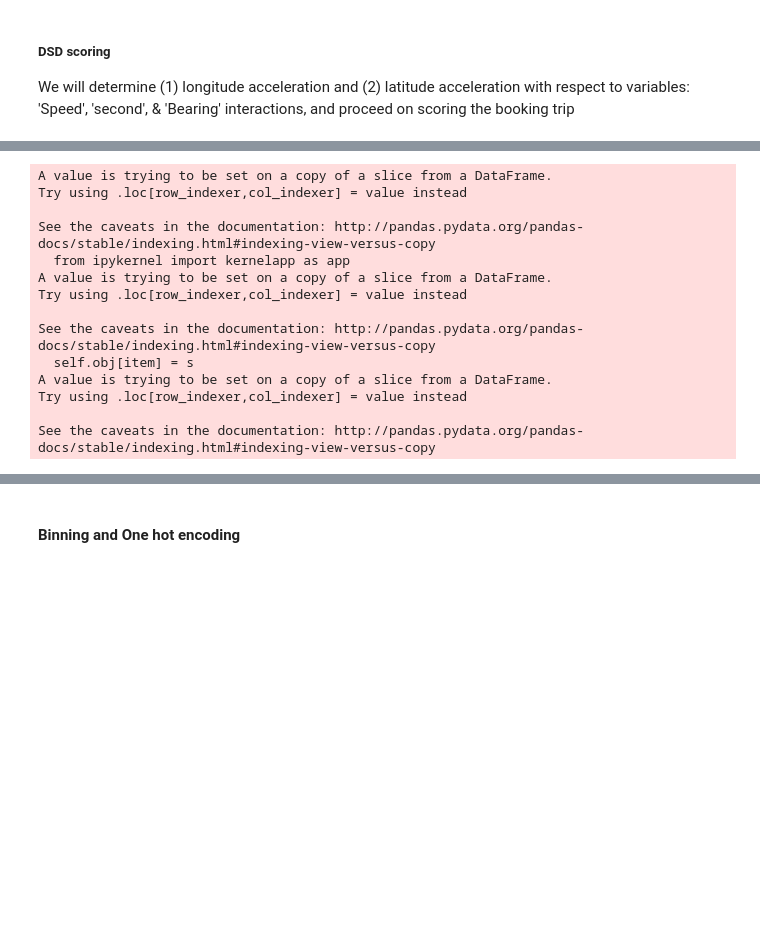
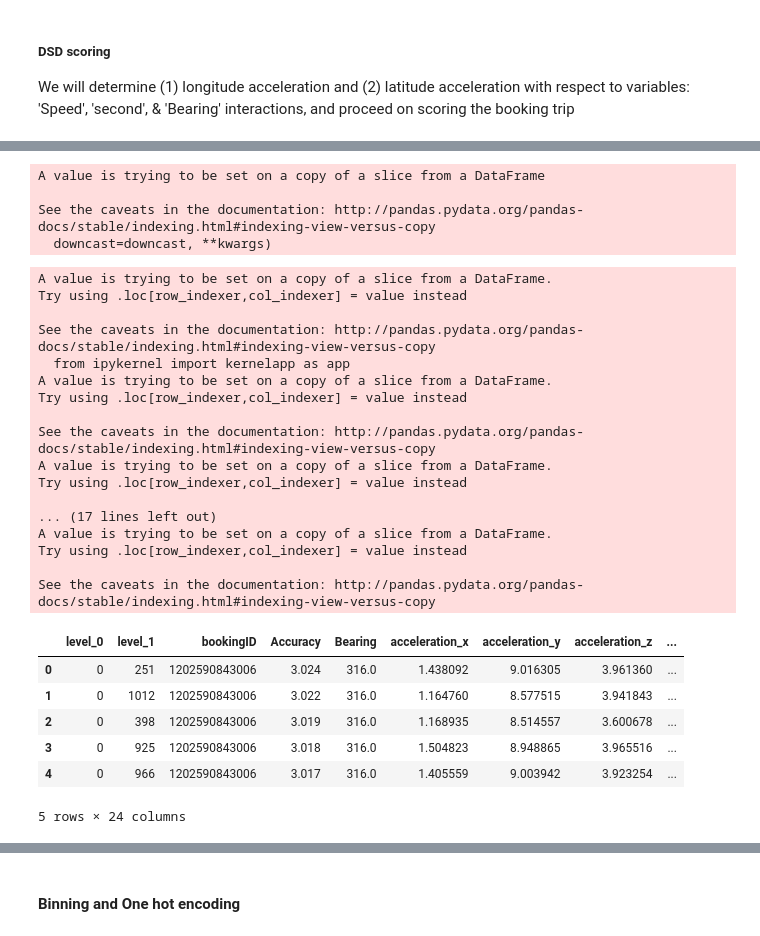
Before and after one commit to goodguynic/ai4sea, a Jupyter notebook: ai4sea_nb_ watson.ipynb, the cells around one changed output, grey strips where cells are left out. Saved outputs shown, nothing was run; the diff lists cells and outputs as text; code cells hidden in the pictures; blank space fills up the shorter version.

```diff
--- a/ai4sea_nb_ watson.ipynb
+++ b/ai4sea_nb_ watson.ipynb
@@ -73,8 +73,8 @@ df_fin = df_data.groupby(by = ['label', 'bookingID'], as_index = False, sort = F
 # %%
 df_fin.reset_index(inplace = True)
 # %%
-included = ['bookingID','Accuracy','Bearing','second','Speed','label']
-df_fin.drop(labels = df_fin.columns.difference(included), axis = 'columns' ,inplace = True)
+#included = ['bookingID','Accuracy','Bearing','second','Speed', 'acceleration_x', 'acceleration_y', 'acceleration_z', 'gyro_x', 'gyro_y', 'gyro_z', 'label']
+#df_fin.drop(labels = df_fin.columns.difference(included), axis = 'columns' ,inplace = True)
 # %%
 #df_fin.head(3)
 # %%
@@ -142,6 +146,10 @@ df_fin_nsafe['acceleration_long'] = np.nan
 df_fin_nsafe.loc[:,'acceleration_long'] = getdelta(df_fin_nsafe.loc[:,:], 'Speed')/df_fin_nsafe.loc[:,'delta_second']
 df_fin_nsafe['acceleration_lat'] = np.nan
 df_fin_nsafe.loc[:,'acceleration_lat'] = (df_fin_nsafe.loc[:,'Speed']**2)/((180*df_fin_nsafe.loc[:,'Speed'])/(np.pi*df_fin_nsafe.loc[:,'delta_bearing']))
+df_fin_nsafe['accelerometer'] = np.nan
+df_fin_nsafe.loc[:,'accelerometer'] = np.sqrt((df_fin_nsafe.loc[:, 'acceleration_x']**2)+(df_fin_nsafe.loc[:, 'acceleration_y']**2)+(df_fin_nsafe.loc[:, 'acceleration_z']**2))
+df_fin_nsafe['gyroscope'] = np.nan
+df_fin_nsafe.loc[:,'gyroscope'] = np.sqrt((df_fin_nsafe.loc[:, 'gyro_x']**2)+(df_fin_nsafe.loc[:, 'gyro_y']**2)+(df_fin_nsafe.loc[:, 'gyro_z']**2))
 
 df_fin_safe['delta_second'] = np.nan
 df_fin_safe.loc[:,'delta_second'] = getdelta(df_fin_safe.loc[:,:], 'second')
@@ -151,3 +159,7 @@ df_fin_safe['acceleration_long'] = np.nan
 df_fin_safe.loc[:,'acceleration_long'] = getdelta(df_fin_safe.loc[:,:], 'Speed')/df_fin_safe.loc[:,'delta_second']
 df_fin_safe['acceleration_lat'] = np.nan
 df_fin_safe.loc[:,'acceleration_lat'] = (df_fin_safe.loc[:,'Speed']**2)/((180*df_fin_safe.loc[:,'Speed'])/(np.pi*df_fin_safe.loc[:,'delta_bearing']))
+df_fin_safe['accelerometer'] = np.nan
+df_fin_safe.loc[:,'accelerometer'] = np.sqrt((df_fin_safe.loc[:, 'acceleration_x']**2)+(df_fin_safe.loc[:, 'acceleration_y']**2)+(df_fin_safe.loc[:, 'acceleration_z']**2))
+df_fin_safe['gyroscope'] = np.nan
+df_fin_safe.loc[:,'gyroscope'] = np.sqrt((df_fin_safe.loc[:, 'gyro_x']**2)+(df_fin_safe.loc[:, 'gyro_y']**2)+(df_fin_safe.loc[:, 'gyro_z']**2))
@@ -155,12 +185,34 @@ df_fin_safe.loc[:,'acceleration_lat'] = (df_fin_safe.loc[:,'Speed']**2)/((180*df
 #replace null values with 0 - this will replace latitude accelerations that suggests the car is moving straight, therefore 0 latitude acceleration
 df_fin_nsafe.loc[:,:].fillna(0, inplace = True)
 df_fin_safe.loc[:,:].fillna(0, inplace = True)
+# %% [output]
+A value is trying to be set on a copy of a slice from a DataFrame
+
+See the caveats in the documentation: http://pandas.pydata.org/pandas-docs/stable/indexing.html#indexing-view-versus-copy
+  downcast=downcast, **kwargs)
+# %%
+sample_speed_mean = (df_fin_nsafe.loc[:,'Speed'].mean() + df_fin_safe.loc[:,'Speed'].mean())/2
+sample_accelerometer_mean = (df_fin_nsafe.loc[:,'accelerometer'].mean() + df_fin_safe.loc[:,'accelerometer'].mean())/2
+sample_gyro_mean = (df_fin_nsafe.loc[:,'gyroscope'].mean() + df_fin_safe.loc[:,'gyroscope'].mean())/2
 # %%
 #check telematics data if its within safe area function, set records to 1 if latitude/longitude acceleration within limits
 df_fin_nsafe['within_limits'] = np.nan
 df_fin_nsafe.loc[:,'within_limits'] = isInLimits(df_fin_nsafe.loc[:,:])
+df_fin_nsafe['below_speed_mean'] = np.nan
+df_fin_nsafe.loc[:,'below_speed_mean'] = (df_fin_nsafe.loc[:,'Speed']<sample_speed_mean).astype('int')
+df_fin_nsafe['below_accelerometer_mean'] = np.nan
+df_fin_nsafe.loc[:,'below_accelerometer_mean'] = (df_fin_nsafe.loc[:,'accelerometer']<sample_accelerometer_mean).astype('int')
+df_fin_nsafe['below_gyroscope_mean'] = np.nan
+df_fin_nsafe.loc[:,'below_gyroscope_mean'] = (df_fin_nsafe.loc[:,'gyroscope']<sample_gyro_mean).astype('int')
+
 df_fin_safe['within_limits'] = np.nan
 df_fin_safe.loc[:,'within_limits'] = isInLimits(df_fin_safe.loc[:,:])
+df_fin_safe['below_speed_mean'] = np.nan
+df_fin_safe.loc[:,'below_speed_mean'] = (df_fin_safe.loc[:,'Speed']<sample_speed_mean).astype('int')
+df_fin_safe['below_accelerometer_mean'] = np.nan
+df_fin_safe.loc[:,'below_accelerometer_mean'] = (df_fin_safe.loc[:,'accelerometer']<sample_accelerometer_mean).astype('int')
+df_fin_safe['below_gyroscope_mean'] = np.nan
+df_fin_safe.loc[:,'below_gyroscope_mean'] = (df_fin_safe.loc[:,'gyroscope']<sample_gyro_mean).astype('int')
 # %% [output]
 A value is trying to be set on a copy of a slice from a DataFrame.
 Try using .loc[row_indexer,col_indexer] = value instead
@@ -171,12 +223,25 @@ A value is trying to be set on a copy of a slice from a DataFrame.
 Try using .loc[row_indexer,col_indexer] = value instead
 
 See the caveats in the documentation: http://pandas.pydata.org/pandas-docs/stable/indexing.html#indexing-view-versus-copy
-  self.obj[item] = s
+A value is trying to be set on a copy of a slice from a DataFrame.
+Try using .loc[row_indexer,col_indexer] = value instead
+
+... (17 lines left out)
 A value is trying to be set on a copy of a slice from a DataFrame.
 Try using .loc[row_indexer,col_indexer] = value instead
 
 See the caveats in the documentation: http://pandas.pydata.org/pandas-docs/stable/indexing.html#indexing-view-versus-copy
 # %%
 #df_fin_safe.isna().sum()
+# %%
+df_fin_nsafe.head()
+# %% [output]
+|  | level_0 | level_1 | bookingID | Accuracy | Bearing | acceleration_x | acceleration_y | acceleration_z | ... |
+| 0 | 0 | 251 | 1202590843006 | 3.024 | 316.0 | 1.438092 | 9.016305 | 3.961360 | ... |
+| 1 | 0 | 1012 | 1202590843006 | 3.022 | 316.0 | 1.164760 | 8.577515 | 3.941843 | ... |
+| 2 | 0 | 398 | 1202590843006 | 3.019 | 316.0 | 1.168935 | 8.514557 | 3.600678 | ... |
+| 3 | 0 | 925 | 1202590843006 | 3.018 | 316.0 | 1.504823 | 8.948865 | 3.965516 | ... |
+| 4 | 0 | 966 | 1202590843006 | 3.017 | 316.0 | 1.405559 | 9.003942 | 3.923254 | ... |
+5 rows × 24 columns
 # %%
 #set as new features
```
Also changed, not shown: parts of 29 cells of this notebook.
